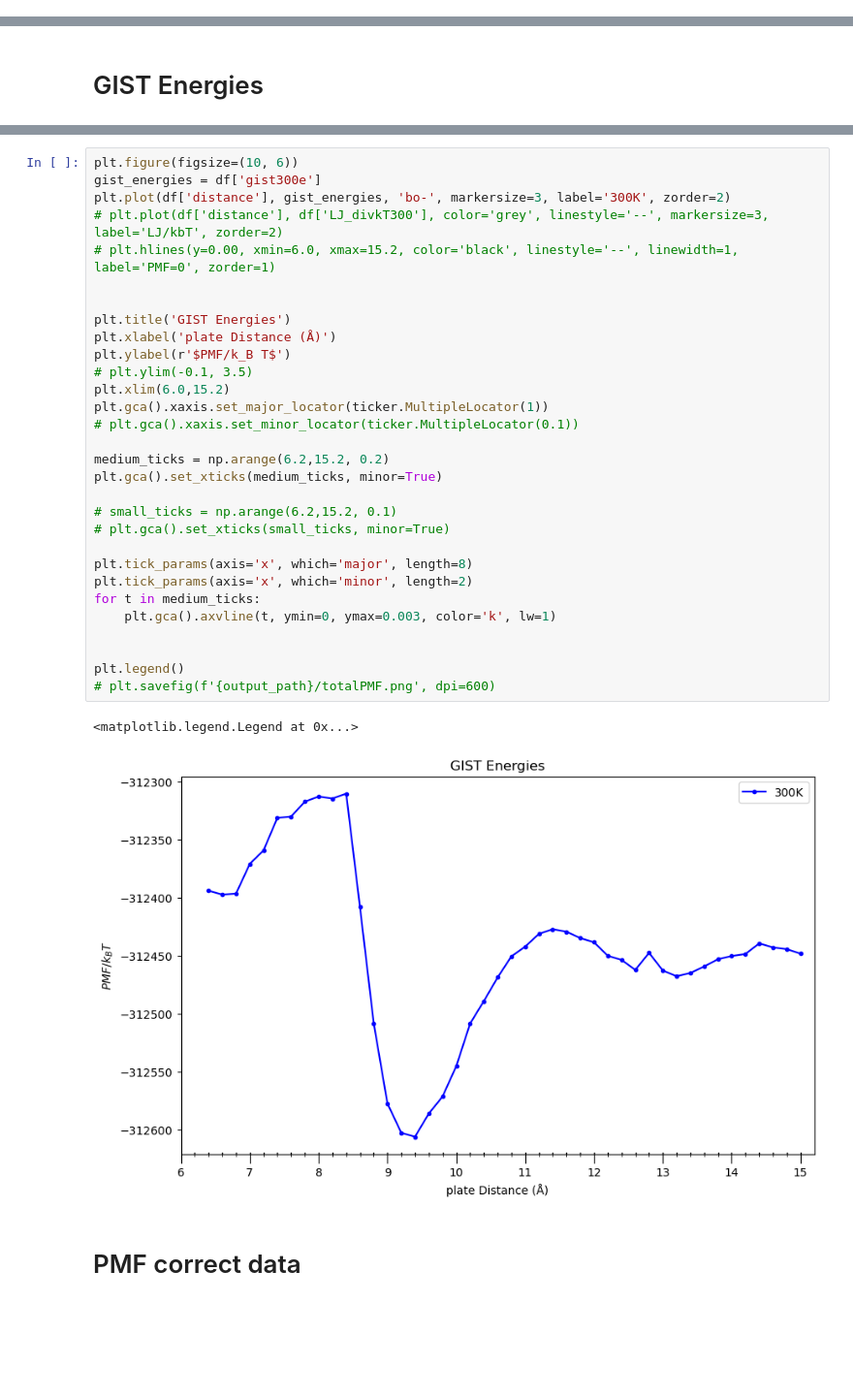
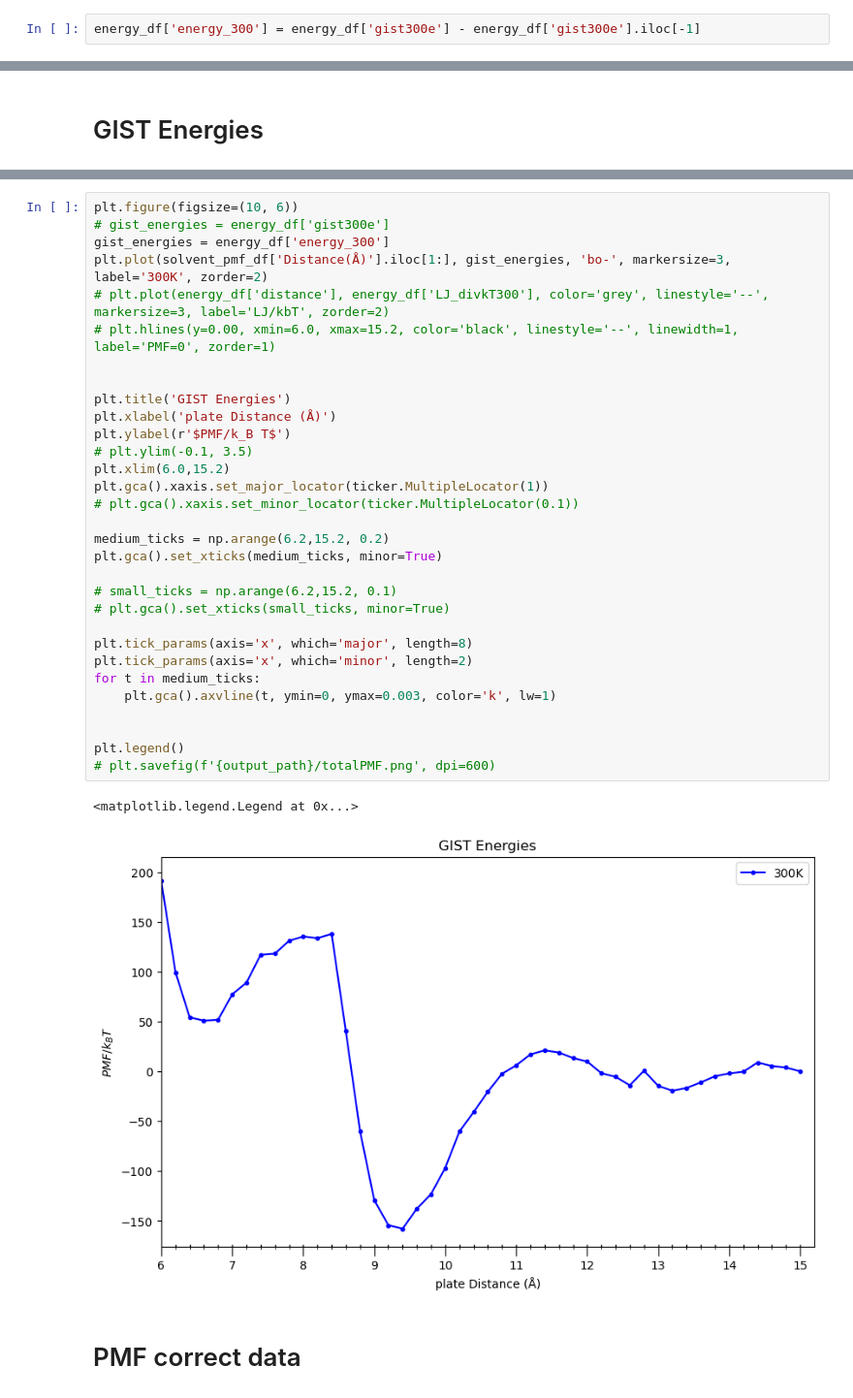
Before and after one commit to arghavanvg/hydrophobic-plates-analysis, a Jupyter notebook: df-energy-plotting.ipynb, the cells around one changed output, grey strips where cells are left out. Shown at 97% size. Cells and saved outputs as stored; diff of their text form; blank space fills up the shorter version.

Commit message:
df plotting is finally saved

```diff
--- a/df-energy-plotting.ipynb
+++ b/df-energy-plotting.ipynb
@@ -17,3 +33,5 @@ os.makedirs(output_path, exist_ok=True)
+# %%
+energy_df['energy_300'] = energy_df['gist300e'] - energy_df['gist300e'].iloc[-1]
 # %%
 solvent_pmf_file = '/Users/arghavan/Graduate Center Dropbox/Arghavan Vedadi Gargari/Hydrophobic Plates/Arghavan/PMF-TdS-data/PMF-tdS data/pmf_kcal.txt'
 columns = ['Distance(Å)', '260K', '280K', '300K', '320K', '360K']
@@ -1014,36 +1097,37 @@ plt.legend()
 # %%
 plt.figure(figsize=(10, 6))
-gist_energies = df['gist300e']
-plt.plot(df['distance'], gist_energies, 'bo-', markersize=3, label='300K', zorder=2)
-# plt.plot(df['distance'], df['LJ_divkT300'], color='grey', linestyle='--', markersize=3, label='LJ/kbT', zorder=2)
+# gist_energies = energy_df['gist300e']
+gist_energies = energy_df['energy_300']
+plt.plot(solvent_pmf_df['Distance(Å)'].iloc[1:], gist_energies, 'bo-', markersize=3, label='300K', zorder=2)
+# plt.plot(energy_df['distance'], energy_df['LJ_divkT300'], color='grey', linestyle='--', markersize=3, label='LJ/kbT', zorder=2)
 # plt.hlines(y=0.00, xmin=6.0, xmax=15.2, color='black', linestyle='--', linewidth=1, label='PMF=0', zorder=1)
 
 
 plt.title('GIST Energies')
 plt.xlabel('plate Distance (Å)')
 plt.ylabel(r'$PMF/k_B T$')
 # plt.ylim(-0.1, 3.5)
 plt.xlim(6.0,15.2)
 plt.gca().xaxis.set_major_locator(ticker.MultipleLocator(1))
 # plt.gca().xaxis.set_minor_locator(ticker.MultipleLocator(0.1))
 
 medium_ticks = np.arange(6.2,15.2, 0.2)
 plt.gca().set_xticks(medium_ticks, minor=True)
 
 # small_ticks = np.arange(6.2,15.2, 0.1)
 # plt.gca().set_xticks(small_ticks, minor=True)
 
 plt.tick_params(axis='x', which='major', length=8)
 plt.tick_params(axis='x', which='minor', length=2)
 for t in medium_ticks:
     plt.gca().axvline(t, ymin=0, ymax=0.003, color='k', lw=1)
 
 
 plt.legend()
 # plt.savefig(f'{output_path}/totalPMF.png', dpi=600)
 # %% [output]
 <matplotlib.legend.Legend at 0x...>
-[figure, old version]
+[figure, new version]
 # %% [markdown]
 # PMF correct data
 # %%
```
Also changed, not shown: parts of 33 cells of this notebook.
